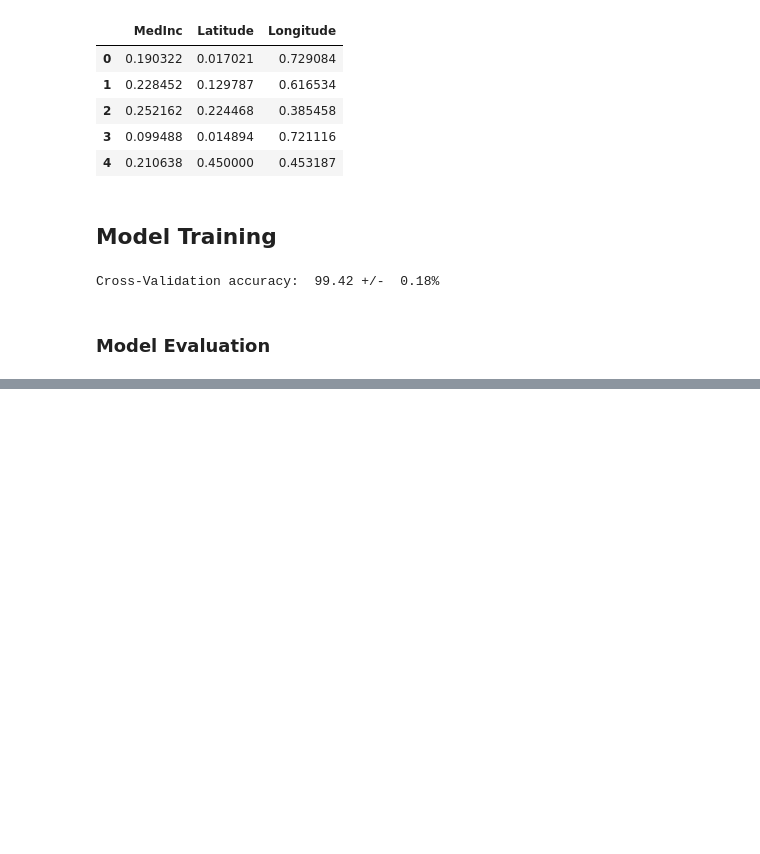
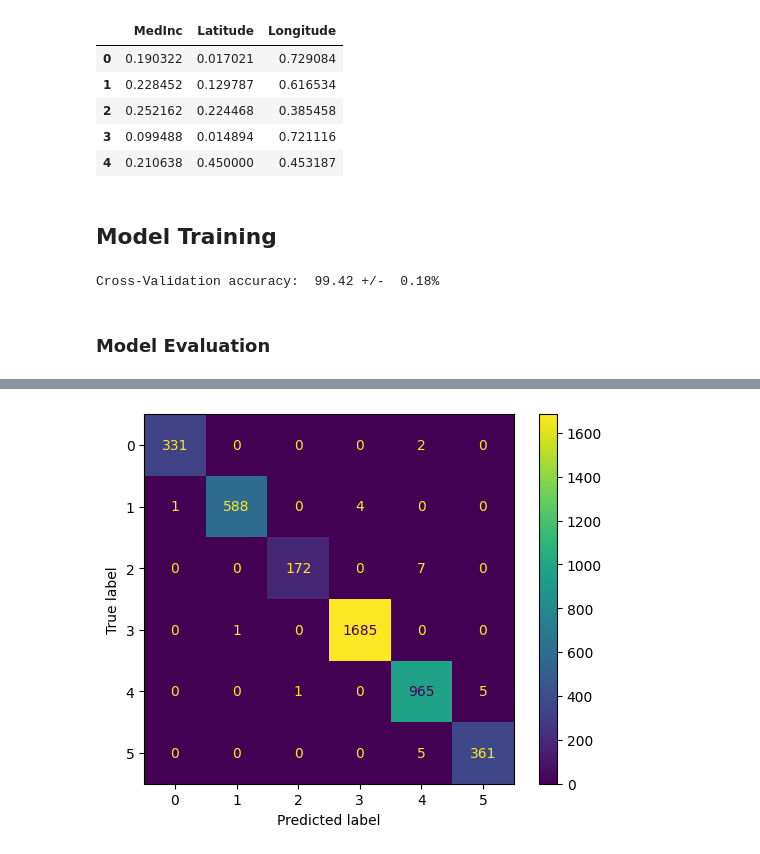
Before and after one commit to 4GeeksAcademy/aaronmatthews4-k-means-clustering-california-housing, a Jupyter notebook: src/explore.ipynb, the cells around one changed output, grey strips where cells are left out. Saved outputs shown, nothing was run; the diff lists cells and outputs as text; code cells hidden in the pictures; blank space fills up the shorter version.

```diff
--- a/src/explore.ipynb
+++ b/src/explore.ipynb
@@ -191,8 +195,10 @@ Scaled Testing Data:
 # %% [markdown]
 Clusters
 # %%
+from sklearn.cluster import KMeans
+
 kmeans_model=KMeans(n_clusters=6, n_init='auto', random_state=42)
-kemans_fit_result=kmeans_model.fit(scaled_training_data)
+kmeans_fit_result=kmeans_model.fit(scaled_training_data)
 
 
 labels=list(kmeans_model.labels_)
@@ -261,7 +269,7 @@ from sklearn.cluster import KMeans
 from sklearn.ensemble import GradientBoostingClassifier
 from sklearn.metrics import accuracy_score
 
-classification_model=GradientBoostingClassifier
+
 testing_predictions=classification_model.predict(scaled_testing_data)
 testing_labels=list(kmeans_model.predict(scaled_testing_data))
 result=accuracy_score(testing_labels, testing_predictions)
@@ -454,0 +280,6 @@ weighted avg       1.00      1.00      1.00      4128
+# %%
+
+from sklearn.metrics import ConfusionMatrixDisplay
+_ = ConfusionMatrixDisplay.from_estimator(classification_model, scaled_testing_data, testing_labels)
+# %% [output]
+[figure, added]
```
Also changed, not shown: parts of 8 cells of this notebook.
